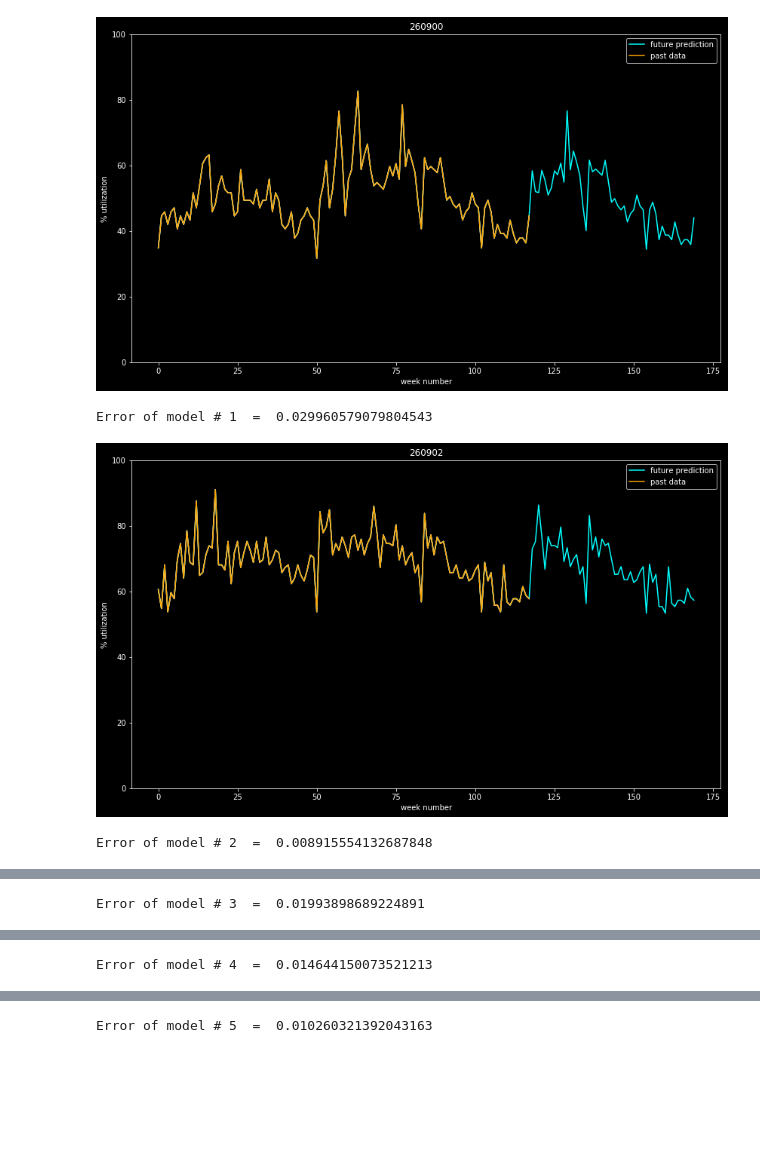
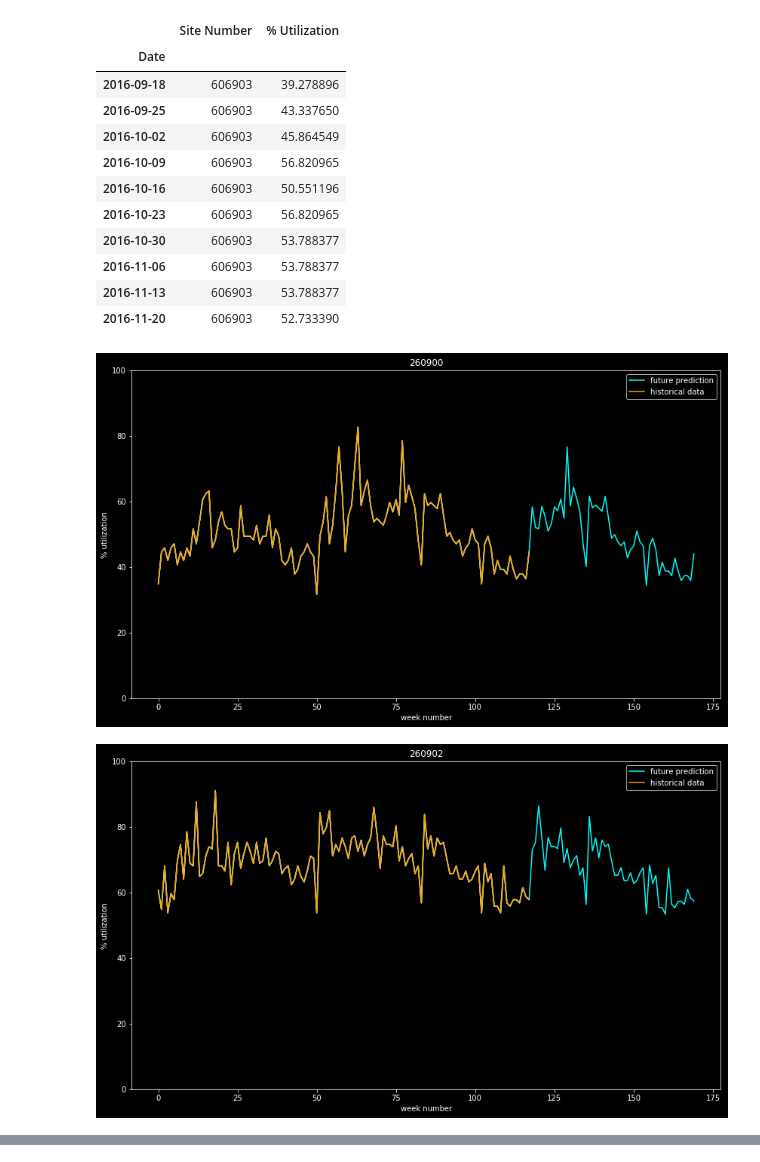
Before and after one commit to gavinvaske/Time_Series_Forecasting_With_ARIMA, a Jupyter notebook: Forecasting_With_ARIMA.ipynb, the cells around one changed output, grey strips where cells are left out. Cells and saved outputs as stored; diff of their text form; code cells hidden in the pictures; blank space fills up the shorter version.

```diff
--- a/Forecasting_With_ARIMA.ipynb
+++ b/Forecasting_With_ARIMA.ipynb
@@ -37,17 +20,31 @@ Ok, computing forecast...
 # %%
-## Read in file
-# filepath = r'.historical_data.csv'
-filepath = 'dataset.csv'
+filepath = 'normalized_cellular_dataset'
 site_id = 'Site Number'
 utilization = '% Utilization'
 date = 'Date'
-# filepath = '.historical_data.csv'
 na_values = ['.......']
 
-# Read in data
+# Read in mock historical cellular dataset (The real CSV file is ~1 million lines)
 csv = pd.read_csv(filepath, usecols=[site_id, utilization, date], dtype={site_id : int , utilization : float}, index_col=date, na_values = na_values, )
+# Fill missing values of column with the mean
 csv.loc[:, utilization] = csv.loc[:, utilization].fillna(csv.loc[:, utilization].mean())
 # %%
 # Set index type as DataTime for later processing
 csv.index = pd.to_datetime(csv.index)
+# %%
+# Print first 10 lines of mock dataset
+csv.head(10)
+# %% [output]
+|  | Site Number | % Utilization |
+| Date |  |  |
+| 2016-09-18 | 606903 | 39.278896 |
+| 2016-09-25 | 606903 | 43.337650 |
+| 2016-10-02 | 606903 | 45.864549 |
+| 2016-10-09 | 606903 | 56.820965 |
+| 2016-10-16 | 606903 | 50.551196 |
+| 2016-10-23 | 606903 | 56.820965 |
+| 2016-10-30 | 606903 | 53.788377 |
+| 2016-11-06 | 606903 | 53.788377 |
+| 2016-11-13 | 606903 | 53.788377 |
+| 2016-11-20 | 606903 | 52.733390 |
 # %%
@@ -153,6 +139,9 @@ def evaluate_models(dataset, p_values, d_values, q_values):
     # print('Best ARIMA%s MSE=%.3f' % (best_cfg, best_score))
     return best_cfg, best_score
 # %%
+def save_figure_as_png(site_identifier):
+    plt.savefig('Site_' + str(site_identifier) + '.png')
+
 def create_plot(history, historic_data, site_identifier):
     ## Plot visual customization
     plt.figure(figsize=(14,8))
@@ -164,27 +153,32 @@ def create_plot(history, historic_data, site_identifier):
     plt.ylim(0,100)
     plt.plot(history, color='cyan', label='future prediction')
     plt.plot(historic_data.loc[:, utilization].values.tolist(), color='w')
-    plt.plot(np.exp(X), color='orange',label='past data')
+    plt.plot(np.exp(X), color='orange',label='historical data')
     plt.legend()
-    plt.savefig('Site_' + str(site_identifier) + '.png')
+    save_figure_as_png(site_identifier)
     plt.show()
 # %%
-import pandas
-from matplotlib.backends.backend_pdf import PdfPages
-pp = PdfPages('multipage.pdf')
-
-## Prototyping ##
-
-# Global Variables
+# Global Variables #
+## Setting values of p,d,q that
+## evaluate_models() function will
+## iterate through when searching for
+## most optimum ARIMA model
 p_values = [0,1,2,4]
 d_values = [0, 1]
 q_values = [0, 1]
 warnings.filterwarnings("ignore")
-
-minimume_size = 104
 count = 0
 
+# Minimum number of historical datapoints
+## a cellular site requires in order to have
+## the ARIMA model applied
+minimume_size = 104
+
+
 # Filter sites
+## If a site has fewer historical datapoints than
+## the minimum number set above, that site is ignored
+## else, apply the ARIMA model to that cellular site
 for site_identifier, historic_data in cell_sites:
     new_row = [site_identifier]
     num_data_points = historic_data.shape[0]
@@ -199,7 +193,7 @@ for site_identifier, historic_data in cell_sites:
         # Fill accuracy column with na
         results_dict[accuracy].append('na')
     else:
-        ## LOG TIME SERIES
+        ## Apply log to each datapoint in order to make the data 'stationary'
         timeseries = historic_data.loc[:, utilization].apply(lambda x: math.log(x))
         X = timeseries.values
 
@@ -209,45 +203,43 @@ for site_identifier, historic_data in cell_sites:
 
         order, error = evaluate_models(differenced, p_values, d_values, q_values)
 
-        # fit model
-        # PARAMS = (12,0 3)
+        # fit the model
         model = ARIMA(differenced, order=order)
         model_fit = model.fit(disp=0)
 
         # multi-step out-of-sample forecast
         start_index = len(differenced)
         end_index = start_index + (num_predictions-1)
         forecast = model_fit.predict(start=start_index, end=end_index)
 
         # invert the differenced forecast to something usable
         history = [x for x in X]
         predictions = []
         day = 1
         for yhat in forecast:
             inverted = inverse_difference(history, yhat, days_in_year)
             history.append(inverted)
 
         ## Find inverse-log to get back to original scale
         history = np.exp(history)
 
         ## Logic for printing daily predictions to csv file
         for i in range(1, num_predictions+1):
             column_name = week + str(i)
             # Fill column names with zero
             results_dict[column_name].append(history[i-1])
 
         results_dict[accuracy].append(error)
         rng = pd.date_range(timeseries.index[-1], periods=1 + num_predictions, freq='W')
         create_plot(history, historic_data, site_identifier)
 
-    ## Stop this loop early
-    # The real application produces
-    # 5,000+ predictions
+    # Stop this loop early
+    ## The real application produces
+    ## 5,000+ output images such as
+    ## these shown below
     count = count + 1
     if(count > 4):
         break
 # %% [output]
-[figure, old version]
+[figure, new version]
-Error of model # 1  =  0.029960579079804543
-[figure, old version]
+[figure, new version]
-Error of model # 2  =  0.008915554132687848
@@ -255 +246,0 @@ Error of model # 2  =  0.008915554132687848
-Error of model # 3  =  0.01993898689224891
@@ -257 +247,0 @@ Error of model # 3  =  0.01993898689224891
-Error of model # 4  =  0.014644150073521213
@@ -259,4 +249,3 @@ Error of model # 4  =  0.014644150073521213
-Error of model # 5  =  0.010260321392043163
 # %%
 # Conver results_dict into a dataframe, set the index to 'site number', drop the 'site number column'
 results_df = pd.DataFrame(results_dict)
```
Also changed, not shown: parts of 5 cells of this notebook.
